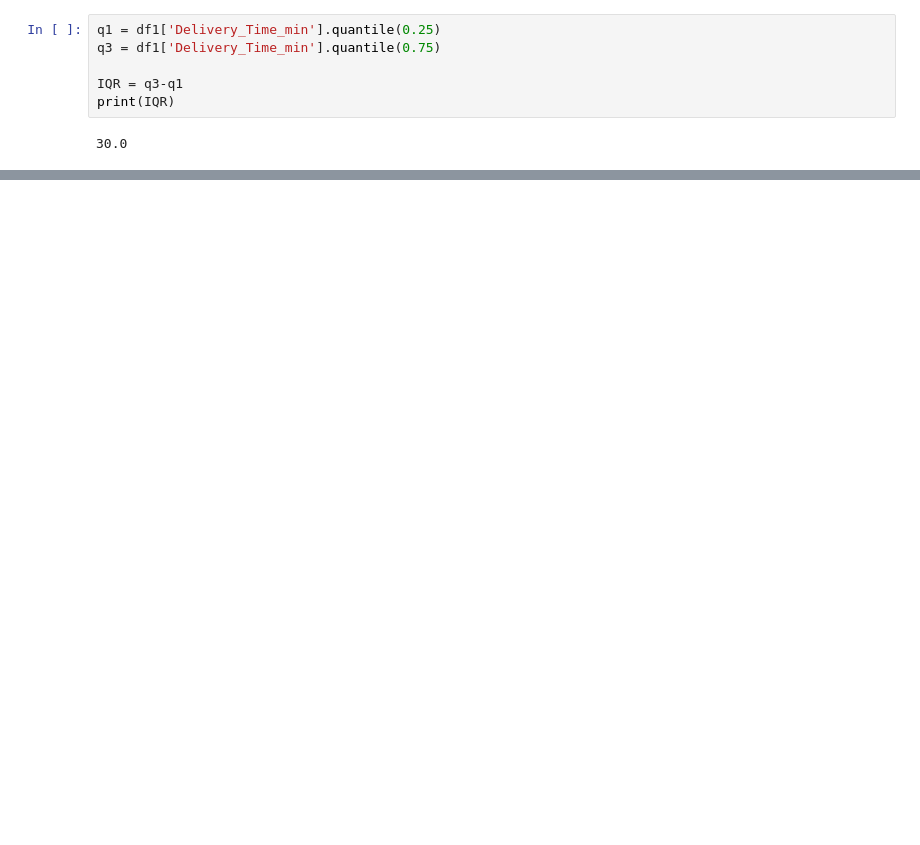
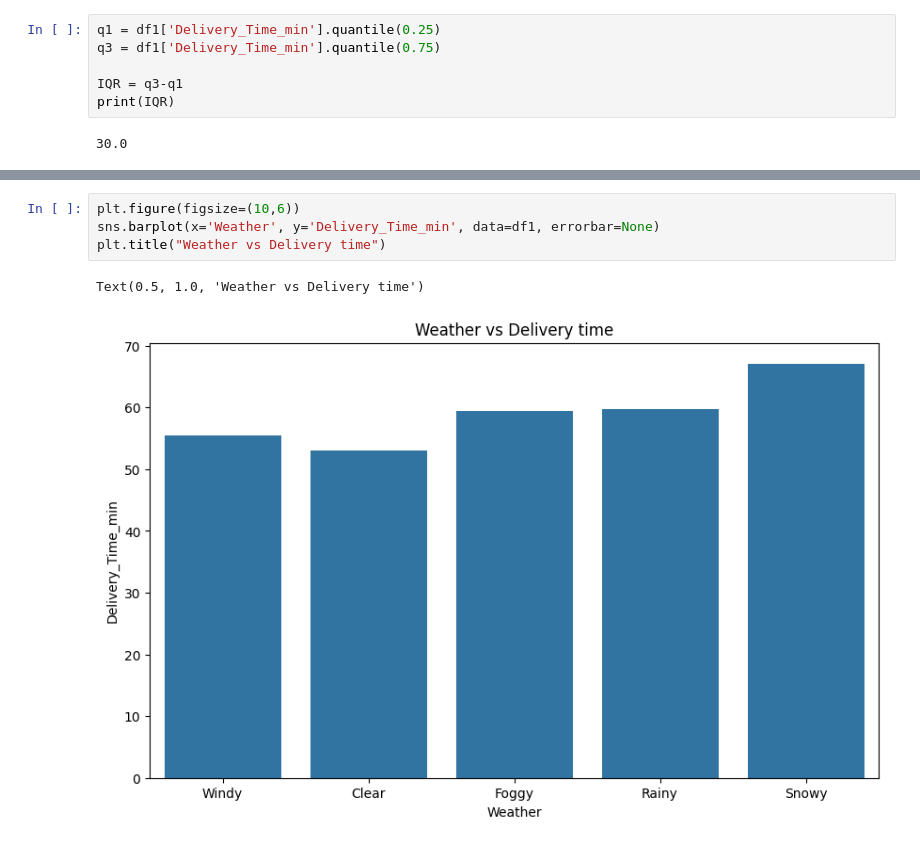
Before and after one commit to aiml-gowtham/MachineLearning, a Jupyter notebook: LinearRegression.ipynb, the cells around one changed output, grey strips where cells are left out. Drawn from its saved outputs; the diff is of its cells as text; blank space fills up the shorter version.

```diff
--- a/LinearRegression.ipynb
+++ b/LinearRegression.ipynb
@@ -203,0 +229,7 @@ UFuncTypeError: ufunc 'greater' did not contain a loop with signature matching t
+# %%
+plt.figure(figsize=(10,6))
+sns.barplot(x='Weather', y='Delivery_Time_min', data=df1, errorbar=None)
+plt.title("Weather vs Delivery time")
+# %% [output]
+Text(0.5, 1.0, 'Weather vs Delivery time')
+[figure, added]
```
Also changed, not shown: parts of 6 cells of this notebook.
